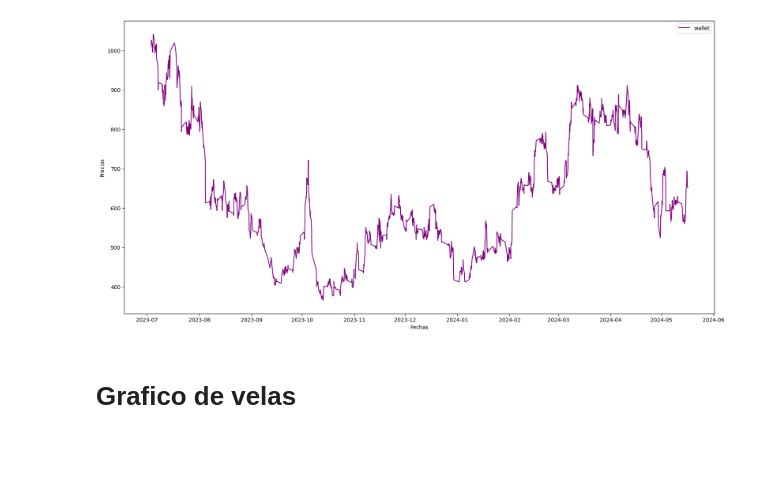
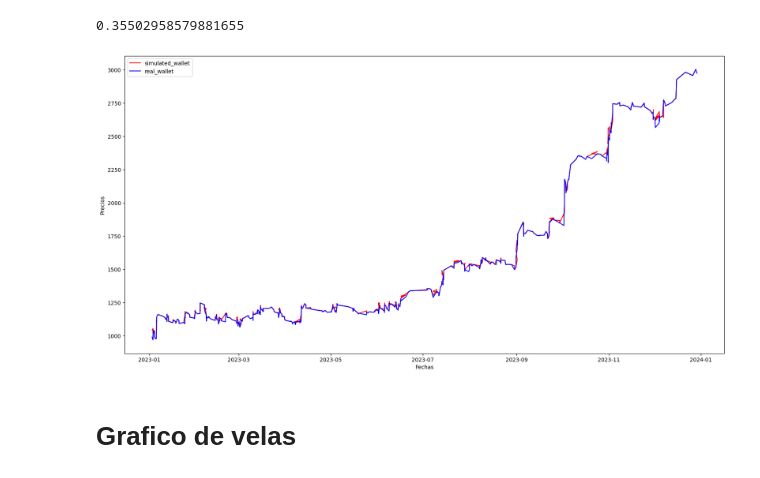
Before and after one commit to SaidJacobo/forex_ml_bot, a Jupyter notebook: Check results.ipynb, the cells around one changed output. Cells and saved outputs as stored; diff of their text form; code cells hidden in the pictures; blank space fills up the shorter version.

```diff
--- a/Check results.ipynb
+++ b/Check results.ipynb
@@ -40,9 +44,14 @@ def plot_confusion_matrix(y_true, y_pred, classes,
     plt.xlabel('Etiqueta Predicha')
     plt.tight_layout()
 # %%
-path = 'Mode_train-Model_random_forest-TrainWw_480-TrainPd_1-TradingStgy_macd_strategy-PeriodsFwTg_5-SL_15-TP_30-UseDaysClose_False'
+# path = 'Mode_train-Model_gradient_boosting-TrainWw_480-TrainPd_24-TradingStgy_bband_strategy-PeriodsFwTg_5-SL_10-RR_2-UseDaysClose_False'
+# path = 'Mode_train-Model_random_forest-TrainWw_960-TrainPd_24-TradingStgy_bband_strategy-PeriodsFwTg_5-SL_15-RR_3-UseDaysClose_False'
+# path = 'Mode_train-Model_random_forest-TrainWw_1440-TrainPd_24-TradingStgy_macd_strategy-PeriodsFwTg_3-SL_10-RR_3-UseDaysClose_False'
+# path = 'Mode_train-Model_gradient_boosting-TrainWw_960-TrainPd_24-TradingStgy_bband_strategy-PeriodsFwTg_10-SL_15-RR_3-UseDaysClose_False'
+# path = 'Mode_train-Model_gradient_boosting-TrainWw_960-TrainPd_24-TradingStgy_bband_strategy-PeriodsFwTg_10-SL_20-RR_4-UseDaysClose_False'
+
+path = 'Mode_train-Model_gradient_boosting-TrainWw_960-TrainPd_24-TradingStgy_bband_strategy-PeriodsFwTg_10-SL_20-RR_5-UseDaysClose_False'
+
 orders = pd.read_csv(os.path.join('./backbone/data/backtest/experiments', path, 'orders.csv'))
 wallet = pd.read_csv(os.path.join('./backbone/data/backtest/experiments', path, 'wallet.csv'))
-true_values = pd.read_csv(os.path.join('./backbone/data/backtest/experiments', path, 'truevals.csv'))
-predictions = pd.read_csv(os.path.join('./backbone/data/backtest/experiments', path, 'preds.csv'))
 # %%
@@ -138,0 +339,14 @@ USDCHF: 0.5295267995715566
+# %%
+# tickers_permitidos = orders_by_ticker[orders_by_ticker['profit']>0].ticker.unique()
+# tickers_permitidos
+
+tickers_permitidos = [
+    'EURUSD',
+    'GBPUSD',
+    'USDJPY',
+    'USDCAD',
+    'AUDUSD',
+    'USDCHF'
+]
+
+orders_min = orders[orders['ticker'].isin(tickers_permitidos)].copy().reset_index()
@@ -138,0 +415,4 @@ USDCHF: 0.5295267995715566
+# %%
+orders_min['wallet'] = orders_min['profit']
+orders_min.loc[0, 'wallet'] = 1000 + orders_min.iloc[0]['profit']
+orders_min['wallet'] = orders_min['wallet'].cumsum()
@@ -139,23 +436,35 @@ USDCHF: 0.5295267995715566
+# %%
+orders_min[(orders_min['comment']=='ClosePositionType.STOP_LOSS') & (orders_min['profit']>=0)].shape[0] / orders_min[(orders_min['comment']=='ClosePositionType.STOP_LOSS')].shape[0]
+# %% [output]
+0.35502958579881655
 # %%
 import matplotlib.pyplot as plt
 import numpy as np
 
+
+# Datos de ejemplo
+x_wallet = pd.to_datetime(orders_min['close_time'])
+y_wallet = orders_min['wallet']  # Datos para la línea
+# Crear una figura y ejes
+fig, ax = plt.subplots(figsize=(20, 10))
+# Agregar la línea
+ax.plot(x_wallet, y_wallet, label='simulated_wallet', color='red')
+
+
+
 # Datos de ejemplo
 x_wallet = pd.to_datetime(wallet['date'])
 y_wallet = wallet['wallet']  # Datos para la línea
-
 # Crear una figura y ejes
-fig, ax = plt.subplots(figsize=(20, 10))
-
 # Agregar la línea
-ax.plot(x_wallet, y_wallet, label='wallet', color='purple')
+ax.plot(x_wallet, y_wallet, label='real_wallet', color='blue')
 
 # Etiquetas de los ejes y leyenda
 ax.set_xlabel('Fechas')
 ax.set_ylabel('Precios')
 ax.legend()
 
 # Mostrar el gráfico
 plt.show()
 # %% [output]
-[figure, old version]
+[figure, new version]
```
Also changed, not shown: parts of 37 cells of this notebook, 4 other files.
